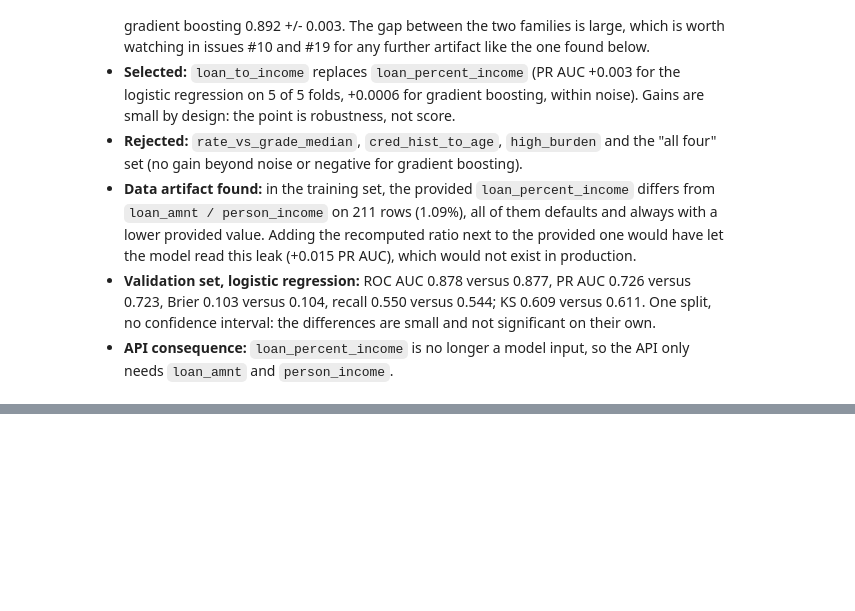
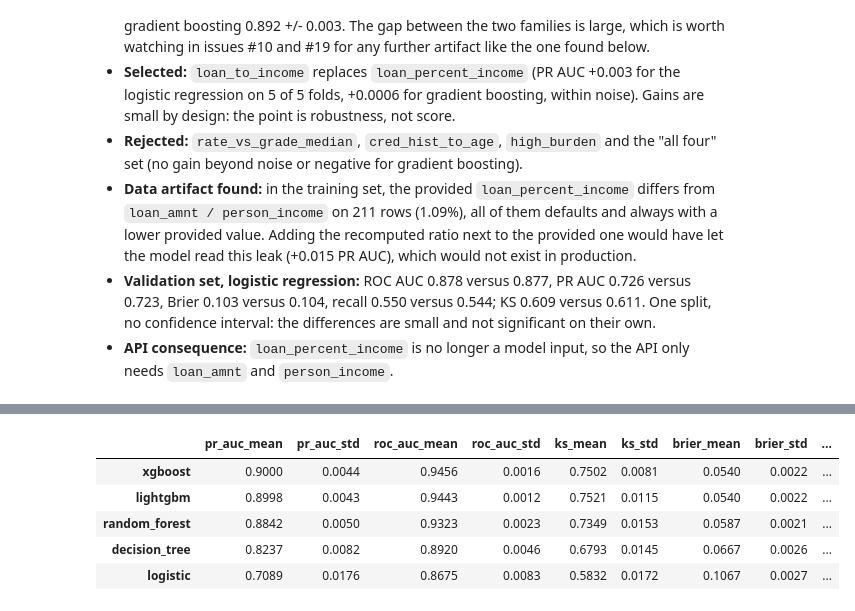
Before and after one commit to cheickbougoum90-web/credit-risk-scoring, a Jupyter notebook: notebooks/02_modeling_experiments.ipynb, the cells around one changed output, grey strips where cells are left out. Cells and saved outputs as stored; diff of their text form; code cells hidden in the pictures; blank space fills up the shorter version.

```diff
--- a/notebooks/02_modeling_experiments.ipynb
+++ b/notebooks/02_modeling_experiments.ipynb
@@ -410,0 +436,13 @@ print(comparison_to_markdown(table))
+# %%
+models = {name: build_model(name, "selected", n_jobs=1) for name in MODEL_NAMES}
+cv_res = {name: cross_validate_model(m, X_train, y_train, record_time=True) for name, m in models.items()}
+cv_table = cv_comparison_table(cv_res)
+shown = cv_table[["pr_auc_mean", "pr_auc_std", "roc_auc_mean", "roc_auc_std", "ks_mean", "ks_std", "brier_mean", "brier_std", "fit_seconds_mean"]]
+display(shown.round(4))
+# %% [output]
+|  | pr_auc_mean | pr_auc_std | roc_auc_mean | roc_auc_std | ks_mean | ks_std | brier_mean | brier_std | ... |
+| xgboost | 0.9000 | 0.0044 | 0.9456 | 0.0016 | 0.7502 | 0.0081 | 0.0540 | 0.0022 | ... |
+| lightgbm | 0.8998 | 0.0043 | 0.9443 | 0.0012 | 0.7521 | 0.0115 | 0.0540 | 0.0022 | ... |
+| random_forest | 0.8842 | 0.0050 | 0.9323 | 0.0023 | 0.7349 | 0.0153 | 0.0587 | 0.0021 | ... |
+| decision_tree | 0.8237 | 0.0082 | 0.8920 | 0.0046 | 0.6793 | 0.0145 | 0.0667 | 0.0026 | ... |
+| logistic | 0.7089 | 0.0176 | 0.8675 | 0.0083 | 0.5832 | 0.0172 | 0.1067 | 0.0027 | ... |
```
Also changed, not shown: parts of 21 cells of this notebook, 13 other files.
